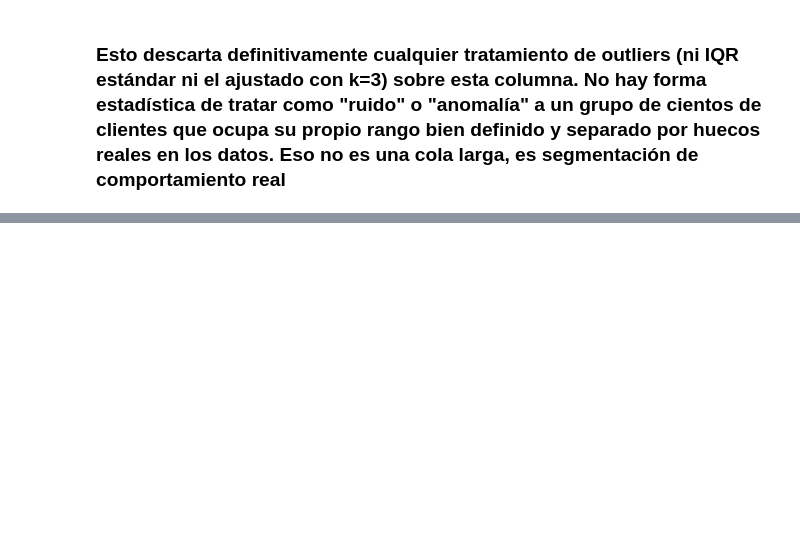
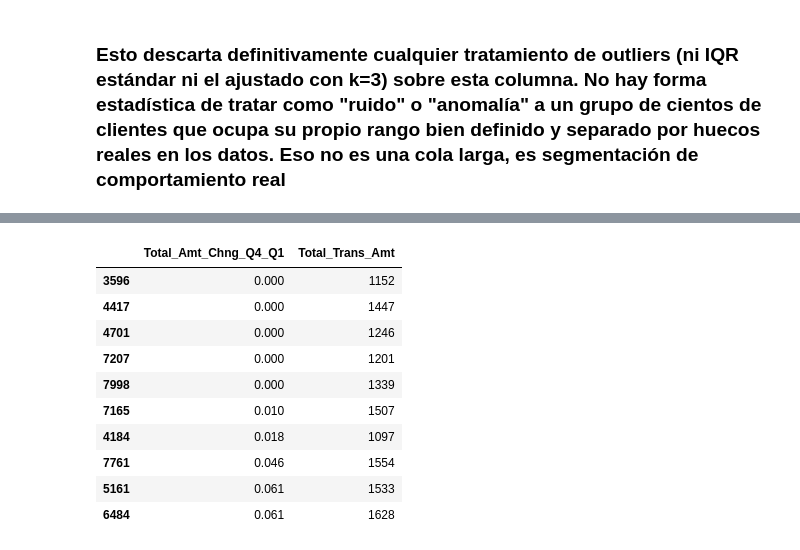
Before and after one commit to Dende8/Credit_Card_Churners, a Jupyter notebook: notebooks/preprocessing.ipynb, the cells around one changed output, grey strips where cells are left out. Drawn from its saved outputs; the diff is of its cells as text; code cells hidden in the pictures; blank space fills up the shorter version.

```diff
--- a/notebooks/preprocessing.ipynb
+++ b/notebooks/preprocessing.ipynb
@@ -310,0 +355,15 @@ plt.show()
+# %%
+# Total_Amt_Chng_Q4_Q1 -> referencia: Total_Trans_Amt
+df_clean.nsmallest(10, 'Total_Amt_Chng_Q4_Q1')[['Total_Amt_Chng_Q4_Q1', 'Total_Trans_Amt']]
+# %% [output]
+|  | Total_Amt_Chng_Q4_Q1 | Total_Trans_Amt |
+| 3596 | 0.000 | 1152 |
+| 4417 | 0.000 | 1447 |
+| 4701 | 0.000 | 1246 |
+| 7207 | 0.000 | 1201 |
+| 7998 | 0.000 | 1339 |
+| 7165 | 0.010 | 1507 |
+| 4184 | 0.018 | 1097 |
+| 7761 | 0.046 | 1554 |
+| 5161 | 0.061 | 1533 |
+| 6484 | 0.061 | 1628 |
```
Also changed, not shown: parts of 19 cells of this notebook.
